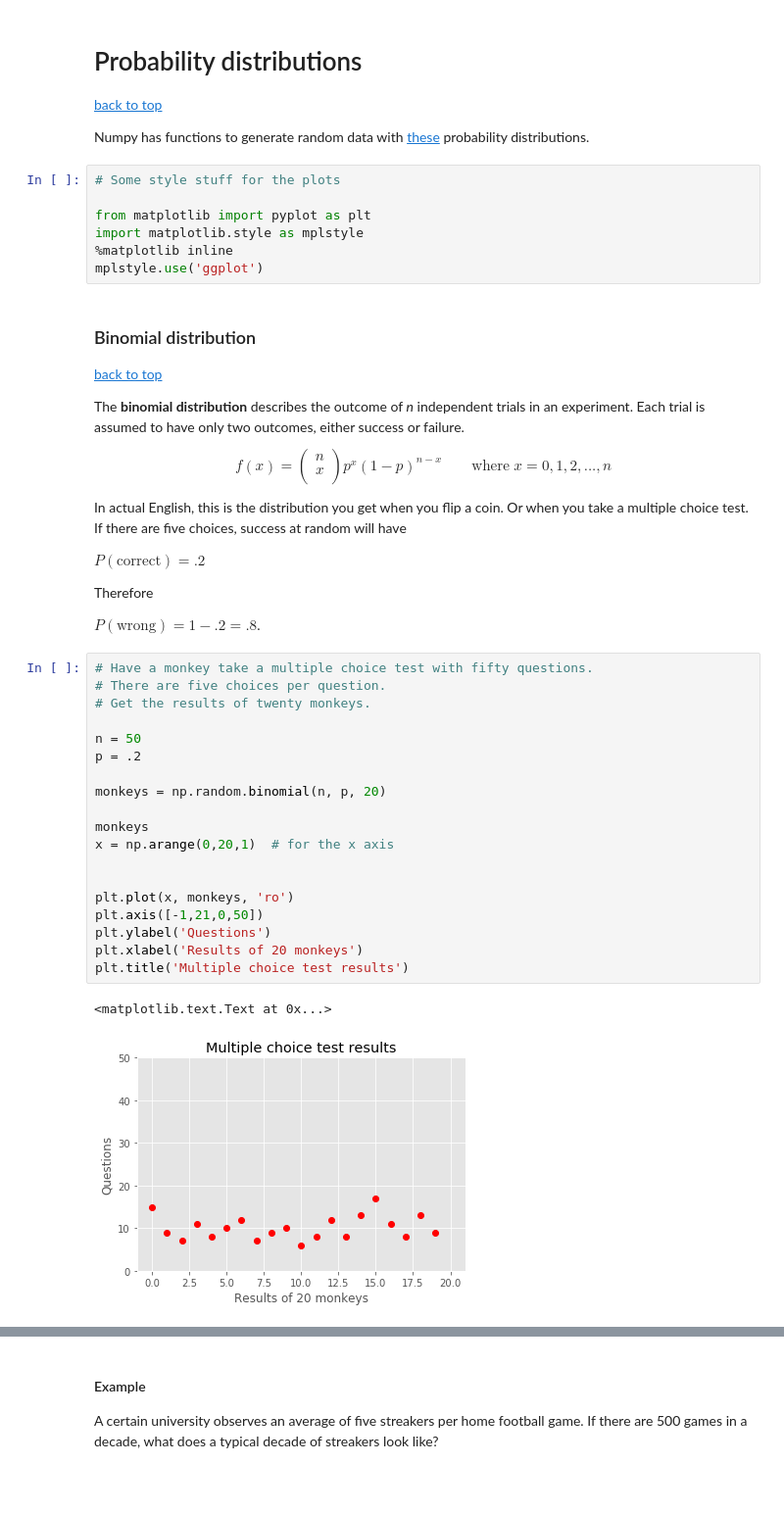
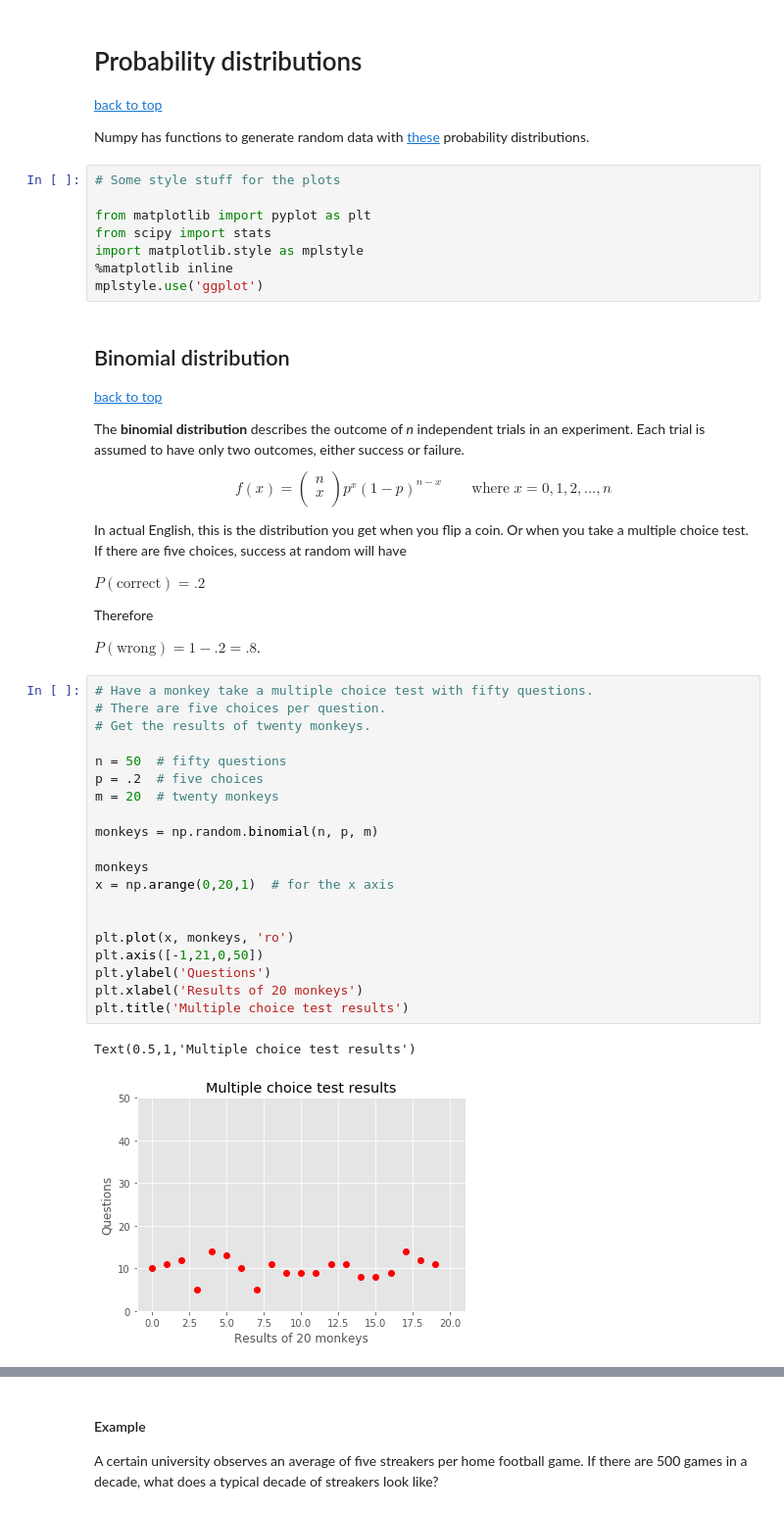
Before and after one commit to mehemken/stats_sesh, a Jupyter notebook: Stats ML with Python.ipynb, the cells around one changed output, grey strips where cells are left out. Shown: that part at 98% size. Cells and saved outputs as stored; diff of their text form; blank space fills up the shorter version.

```diff
--- a/Stats ML with Python.ipynb
+++ b/Stats ML with Python.ipynb
@@ -245,11 +240,12 @@ Numpy has functions to generate random data with [these](https://docs.scipy.org/
 # Some style stuff for the plots
 
 from matplotlib import pyplot as plt
+from scipy import stats
 import matplotlib.style as mplstyle
 %matplotlib inline
 mplstyle.use('ggplot')
 # %% [markdown]
-### Binomial distribution <a class="anchor" id="binomial-dist"></a>
+## Binomial distribution <a class="anchor" id="binomial-dist"></a>
 
 [back to top](#top)
 
@@ -273,25 +269,26 @@ $P(\text{wrong}) = 1-.2 = .8$.
 # %%
 # Have a monkey take a multiple choice test with fifty questions.
 # There are five choices per question.
 # Get the results of twenty monkeys.
 
-n = 50
-p = .2
+n = 50  # fifty questions
+p = .2  # five choices
+m = 20  # twenty monkeys
 
-monkeys = np.random.binomial(n, p, 20)
+monkeys = np.random.binomial(n, p, m)
 
 monkeys
 x = np.arange(0,20,1)  # for the x axis
 
 
 plt.plot(x, monkeys, 'ro')
 plt.axis([-1,21,0,50])
 plt.ylabel('Questions')
 plt.xlabel('Results of 20 monkeys')
 plt.title('Multiple choice test results')
 # %% [output]
-<matplotlib.text.Text at 0x...>
+Text(0.5,1,'Multiple choice test results')
-[figure, old version]
+[figure, new version]
 # %%
 n = 50
 p = .2
```
Also changed, not shown: parts of 34 cells of this notebook.
